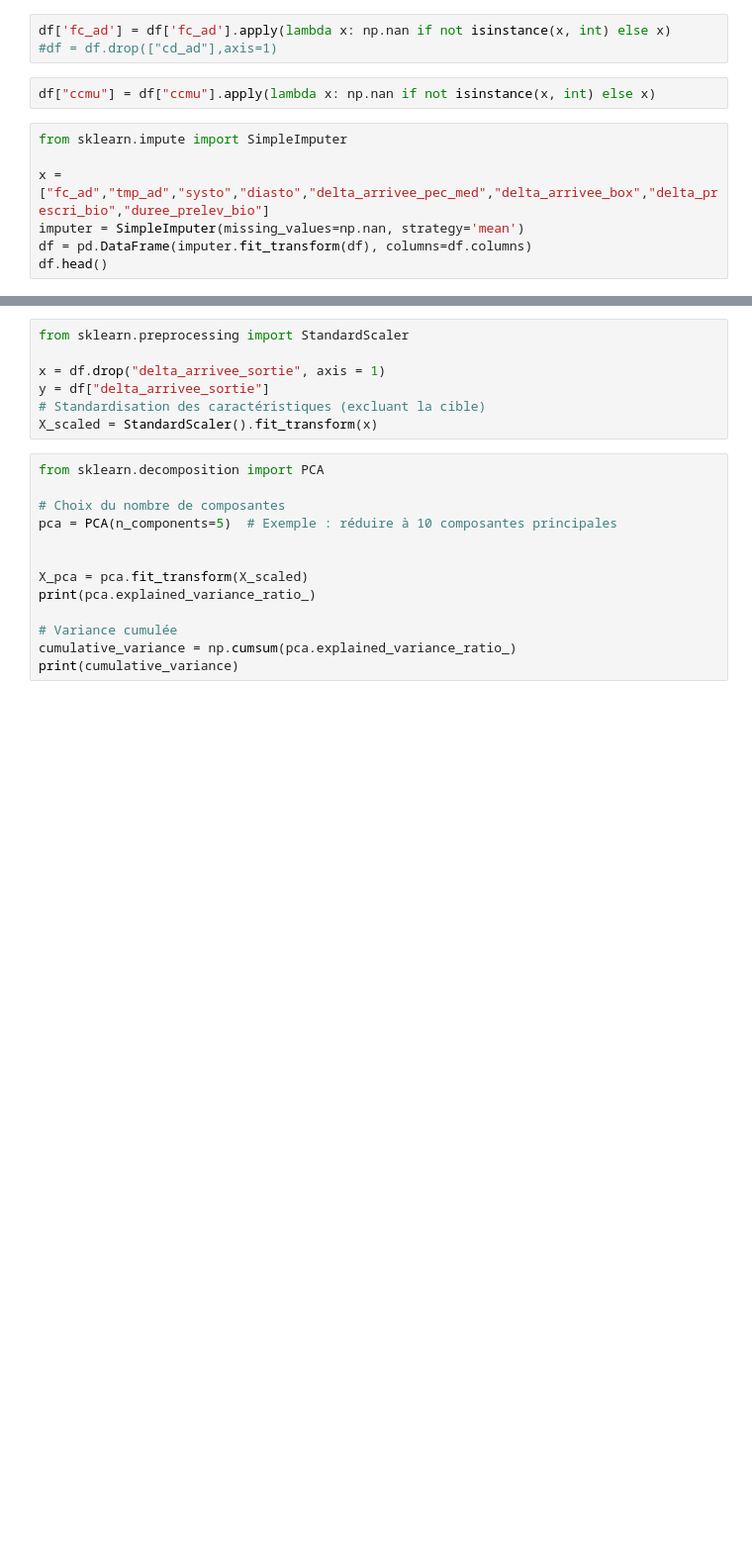
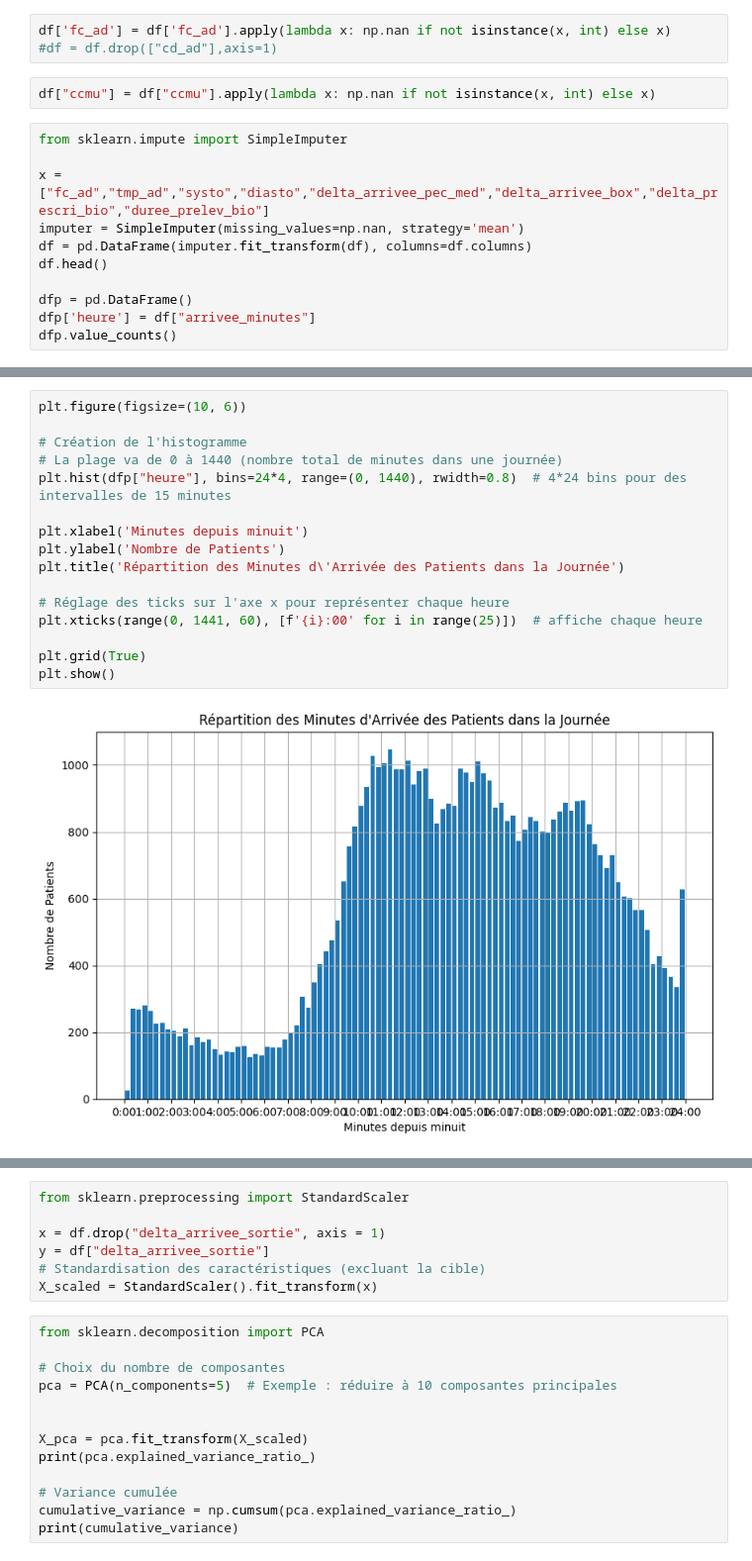
Before and after one commit to CharlesNkdl/FilRouge_Centrale, a Jupyter notebook: src/main.ipynb, the cells around one changed output, grey strips where cells are left out. Shown at 99% size. Drawn from its saved outputs; the diff is of its cells as text; blank space fills up the shorter version.

```diff
--- a/src/main.ipynb
+++ b/src/main.ipynb
@@ -363,4 +363,8 @@ x = ["fc_ad","tmp_ad","systo","diasto","delta_arrivee_pec_med","delta_arrivee_bo
 imputer = SimpleImputer(missing_values=np.nan, strategy='mean')
 df = pd.DataFrame(imputer.fit_transform(df), columns=df.columns)
 df.head()
+
+dfp = pd.DataFrame()
+dfp['heure'] = df["arrivee_minutes"]
+dfp.value_counts()
 # %% [output]
@@ -373,0 +384,18 @@ df.head()
+# %%
+plt.figure(figsize=(10, 6))
+
+# Création de l'histogramme
+# La plage va de 0 à 1440 (nombre total de minutes dans une journée)
+plt.hist(dfp["heure"], bins=24*4, range=(0, 1440), rwidth=0.8)  # 4*24 bins pour des intervalles de 15 minutes
+
+plt.xlabel('Minutes depuis minuit')
+plt.ylabel('Nombre de Patients')
+plt.title('Répartition des Minutes d\'Arrivée des Patients dans la Journée')
+
+# Réglage des ticks sur l'axe x pour représenter chaque heure
+plt.xticks(range(0, 1441, 60), [f'{i}:00' for i in range(25)])  # affiche chaque heure
+
+plt.grid(True)
+plt.show()
+# %% [output]
+[figure, added]
```
Also changed, not shown: parts of 7 cells of this notebook.
